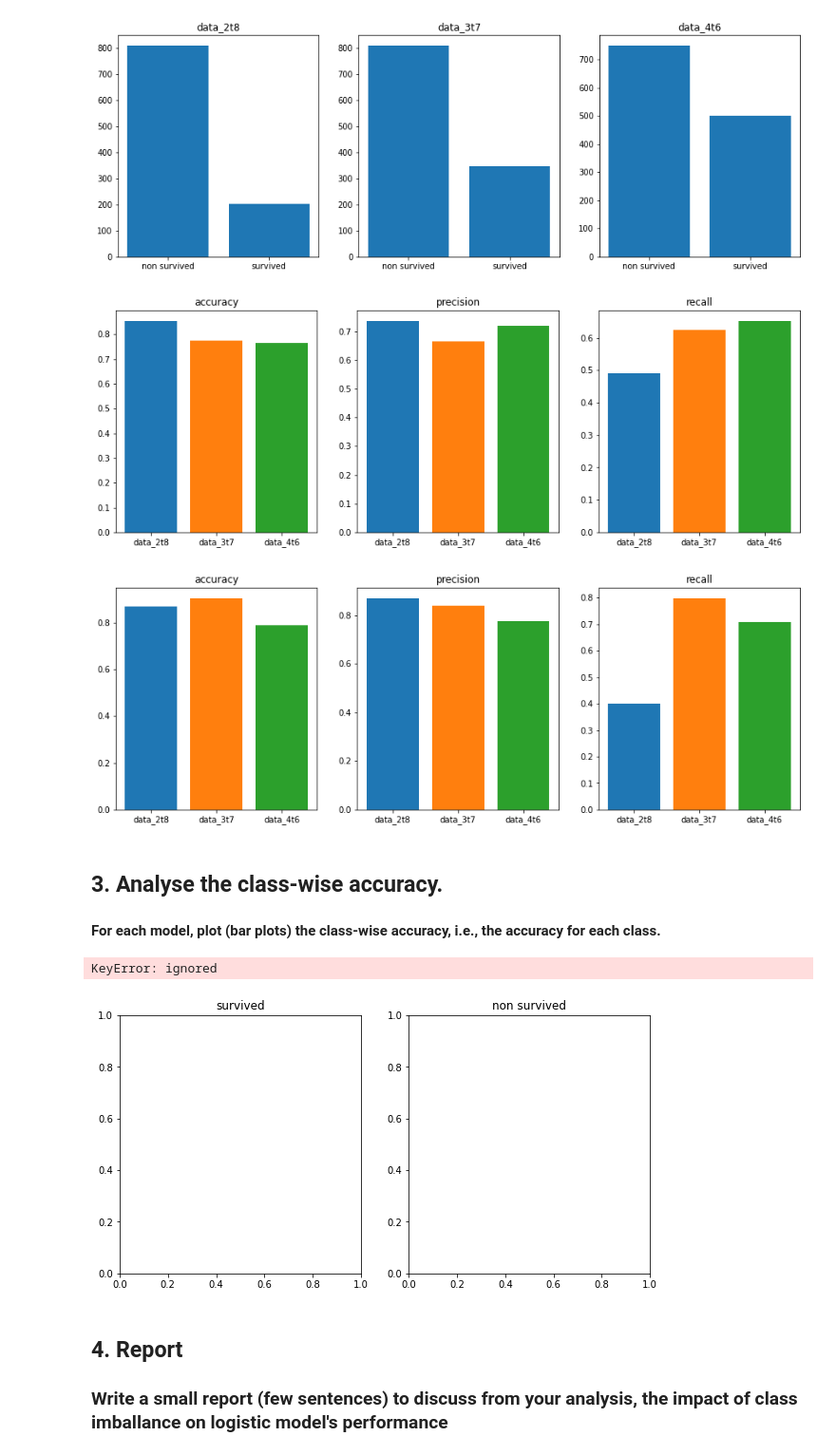
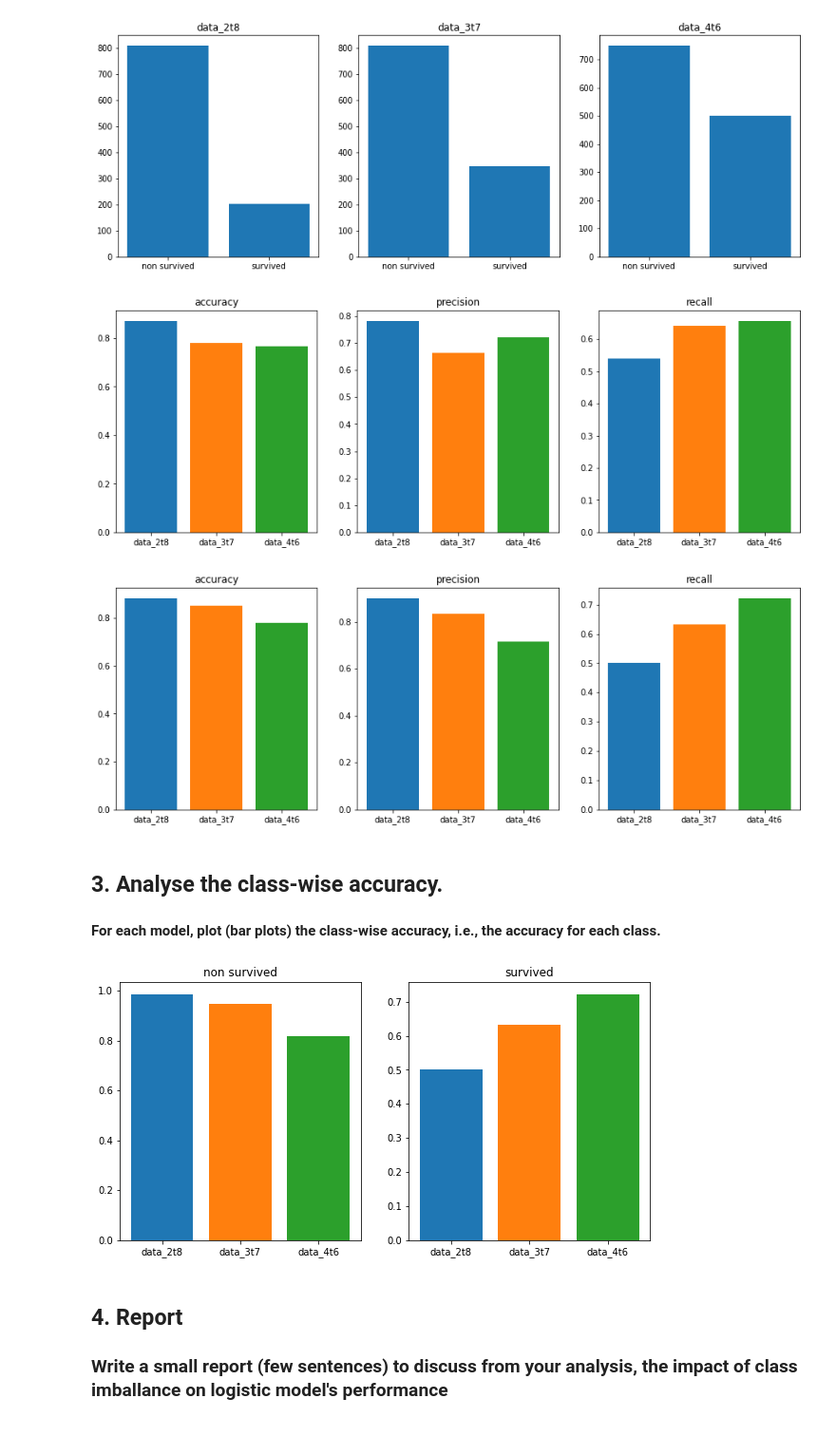
Before and after one commit to FleshRazer/F22-Introduction-to-Machine-Learning, a Jupyter notebook: Lab-3/Lab-3-self-practice.ipynb, the cells around one changed output. Shown: that part at 95% size. Saved outputs shown, nothing was run; the diff lists cells and outputs as text; code cells hidden in the pictures.

```diff
--- a/Lab-3/Lab-3-self-practice.ipynb
+++ b/Lab-3/Lab-3-self-practice.ipynb
@@ -131,13 +131,13 @@ for name, df in dfs.items():
 
     accr_scores = cross_val_score(pipeline, X, y, cv=10, scoring='accuracy')
     prec_scores = cross_val_score(pipeline, X, y, cv=10, scoring='precision')
-    recl_scores = cross_val_score(pipeline, X, y, cv=, scoring='recall')
+    recl_scores = cross_val_score(pipeline, X, y, cv=10, scoring='recall')
 
     axes[0].bar(name, mean(accr_scores))
     axes[1].bar(name, mean(prec_scores))
     axes[2].bar(name, mean(recl_scores))
 # %% [output]
-[figure, old version]
+[figure, new version]
 # %%
 # Estimating accuacy, precision, and recall using sklearn.metrics
 
@@ -169,39 +169,38 @@ for name, df in dfs.items():
     axes[1].bar(name, precision_score(y_test, y_pred))
     axes[2].bar(name, recall_score(y_test, y_pred))
 # %% [output]
-[figure, old version]
+[figure, new version]
 # %% [markdown]
 ## 3. Analyse the class-wise accuracy.
 #### For each model, plot (bar plots) the class-wise accuracy, i.e., the accuracy for each class.
 # %%
 fig, axes = plt.subplots(1, 2, figsize=(10, 5))
-axes[0].set_title('survived')
-axes[1].set_title('non survived')
+axes[0].set_title('non survived')
+axes[1].set_title('survived')
 
 for name, (y_test, y_pred) in dfs_test_pred.items():
     s_true = 0
     s_total = 0
     d_true = 0
     d_total = 0
 
     for y_test_val, y_pred_val in zip(y_test, y_pred):
         if y_test_val == 0:
             if y_pred_val == 0:
                 d_true += 1
             d_total += 1
         elif y_test_val == 1:
             if y_pred_val == 1:
                 s_true += 1
             s_total += 1
 
-    y_test_d = y_test.loc[lambda df: df[0] == 0, :]
-    print(type(y_pred))
+    # y_test_d = y_test.loc[lambda df: df[0] == 0, :]
+    # print(type(y_pred))
 
     axes[0].bar(name, d_true / d_total)
     axes[1].bar(name, s_true / s_total)
 # %% [output]
-KeyError: ignored
-[figure, old version]
+[figure, new version]
 # %% [markdown]
 ## 4. Report
 ### Write a small report (few sentences) to discuss from your analysis, the impact of class imballance on logistic model's performance
```
Also changed, not shown: parts of 1 cell of this notebook.
